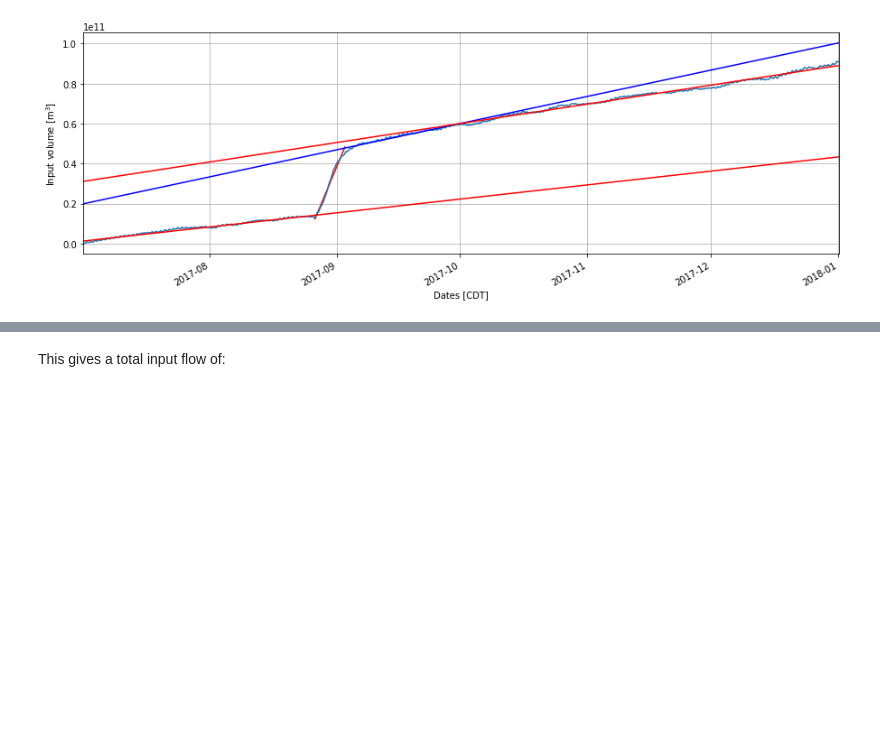
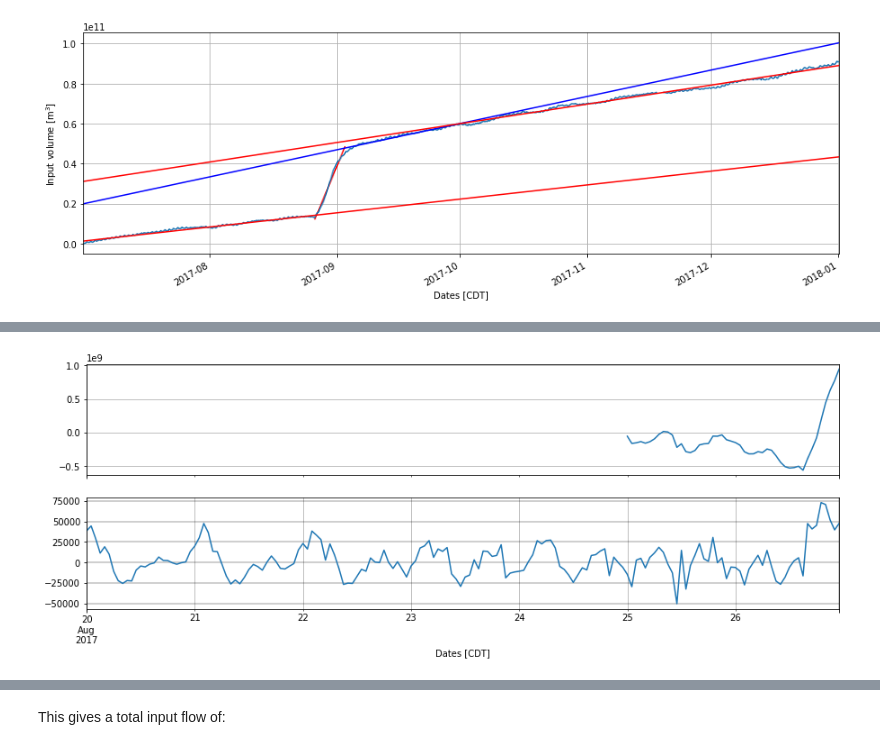
Before and after one commit to kthyng/flood_estimate, a Jupyter notebook: Analysis.ipynb, the cells around one changed output, grey strips where cells are left out. Saved outputs shown, nothing was run; the diff lists cells and outputs as text; code cells hidden in the pictures; blank space fills up the shorter version.

```diff
--- a/Analysis.ipynb
+++ b/Analysis.ipynb
@@ -516,0 +527,10 @@ plt.plot(Vincum.index, p3[0]*idx + p3[1], 'r')
+# %%
+fig, ax = plt.subplots(2,1, sharex=True)
+Vincum2 = (Qin['2017-8-25':]*3600).cumsum()
+Vincum2['2017-8-20':'2017-8-26'].plot(figsize=(15,5), grid=True, ax=ax[0])
+Qin['2017-8-20':'2017-8-26'].plot(figsize=(15,5), grid=True, ax=ax[1])
+plt.grid(which='major', lw=1.5, color='k', alpha=0.25)
+plt.grid(which='minor', lw=1, color='k', alpha=0.25)
+# plt.ylim(0,1e8)
+# %% [output]
+[figure, added]
```
Also changed, not shown: parts of 8 cells of this notebook, 1 other file.
